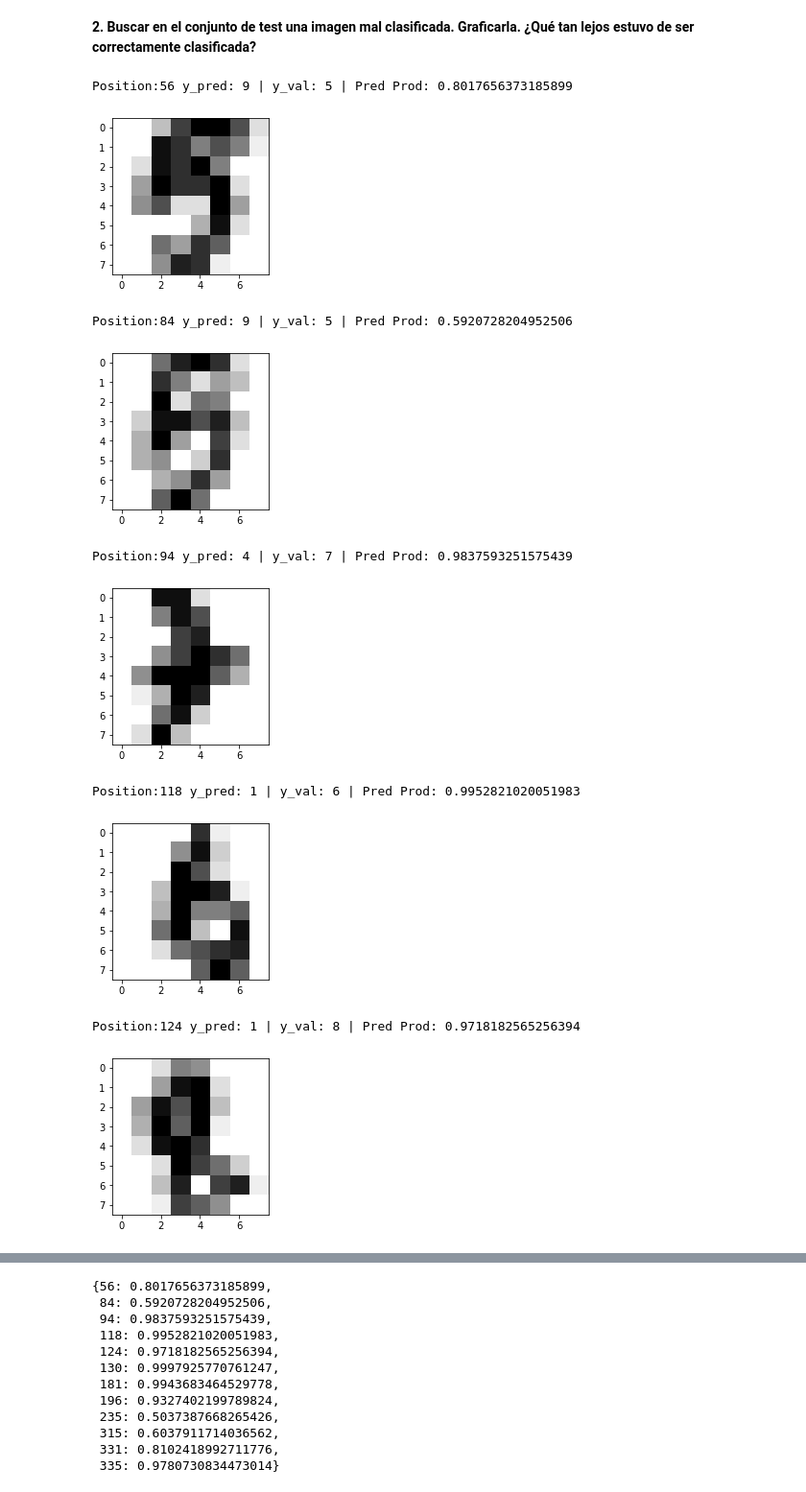
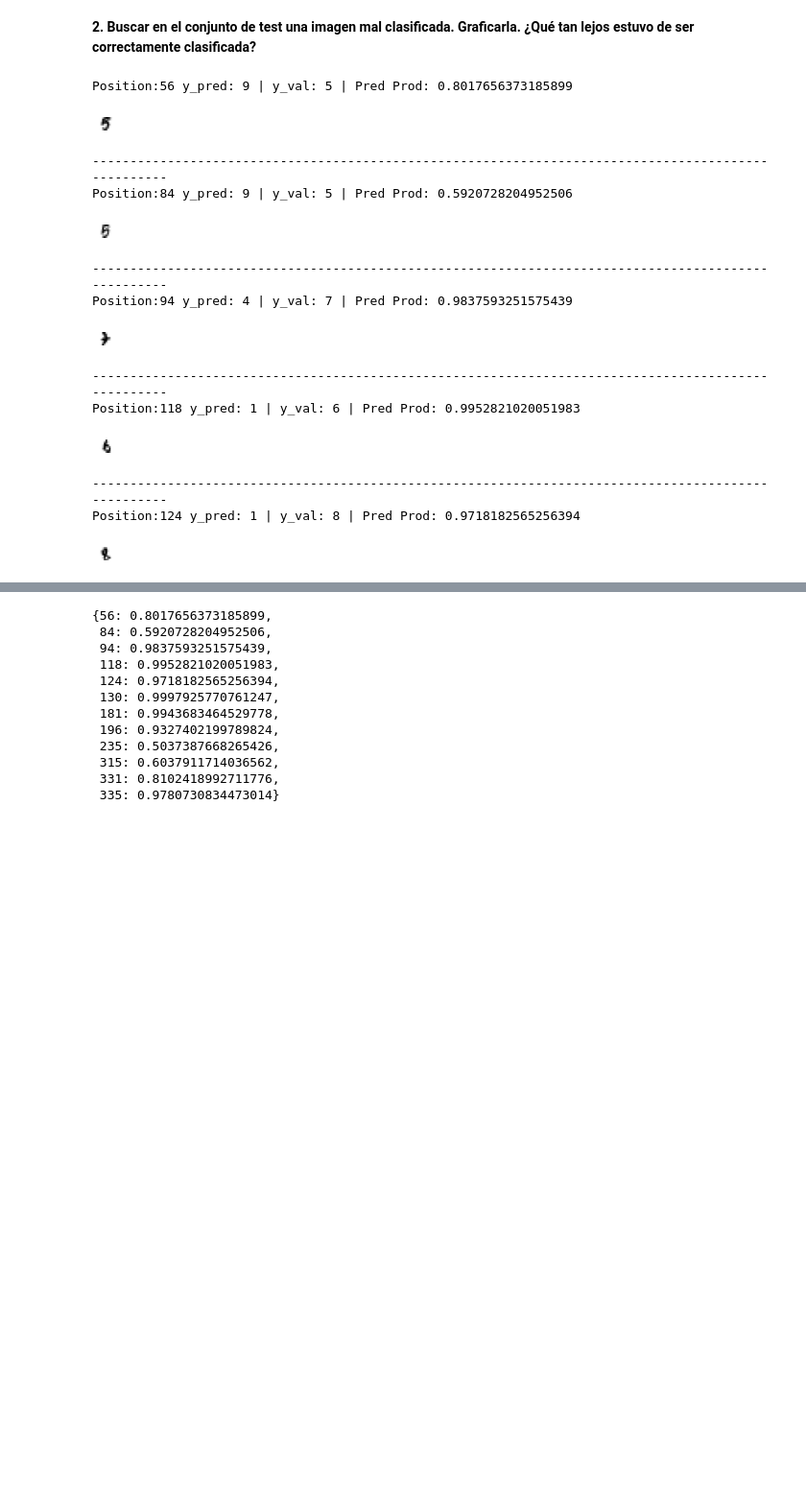
Before and after one commit to nicoambrosis/Introduccion-al-Aprendizaje-Automatico, a Jupyter notebook: 03 Regresion Logística.ipynb, the cells around one changed output, grey strips where cells are left out. Shown at 96% size. Drawn from its saved outputs; the diff is of its cells as text; code cells hidden in the pictures; blank space fills up the shorter version.

```diff
--- a/03 Regresion Logística.ipynb
+++ b/03 Regresion Logística.ipynb
@@ -320,24 +324,30 @@ array([-19.68782222,  19.42326133,   7.35994846,   2.33943766,
 # %%
 error_list = []
 for i in range(360):
     if y_pred[i] != y_val[i]:
         print(f'Position:{i} y_pred: {y_pred[i]} | y_val: {y_val[i]} | Pred Prod: {model.predict_proba([X_val[i]]).max()}')
         error_list.append(i)
         # display th image of the digit
-        plt.figure(1, figsize=(3,3))
+        plt.figure(1, figsize=(0.25,0.25))
         plt.imshow(X_val[i].reshape((8, 8)), cmap=plt.cm.gray_r)
+        plt.axis('off')
         plt.show()
+        print('-'*100)
 
     else: continue
 print(f'Error list: {error_list}')
 # %% [output]
 Position:56 y_pred: 9 | y_val: 5 | Pred Prod: 0.8017656373185899
-[figure, old version]
+[figure, new version]
+----------------------------------------------------------------------------------------------------
 Position:84 y_pred: 9 | y_val: 5 | Pred Prod: 0.5920728204952506
-[figure, old version]
+[figure, new version]
+----------------------------------------------------------------------------------------------------
 Position:94 y_pred: 4 | y_val: 7 | Pred Prod: 0.9837593251575439
-[figure, old version]
+[figure, new version]
+----------------------------------------------------------------------------------------------------
 Position:118 y_pred: 1 | y_val: 6 | Pred Prod: 0.9952821020051983
-[figure, old version]
+[figure, new version]
+----------------------------------------------------------------------------------------------------
 Position:124 y_pred: 1 | y_val: 8 | Pred Prod: 0.9718182565256394
-[figure, old version]
+[figure, new version]
```
Also changed, not shown: parts of 4 cells of this notebook.
